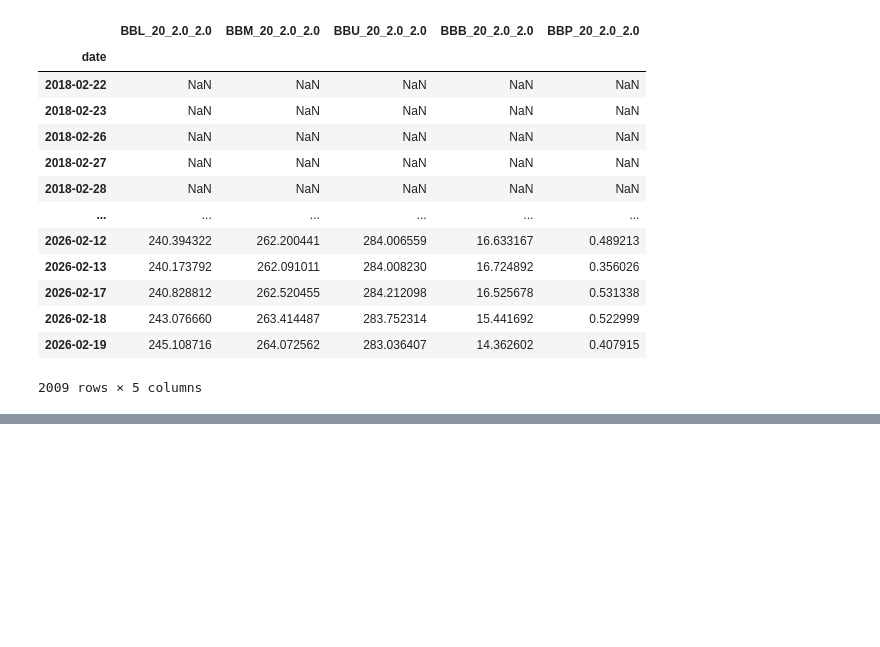
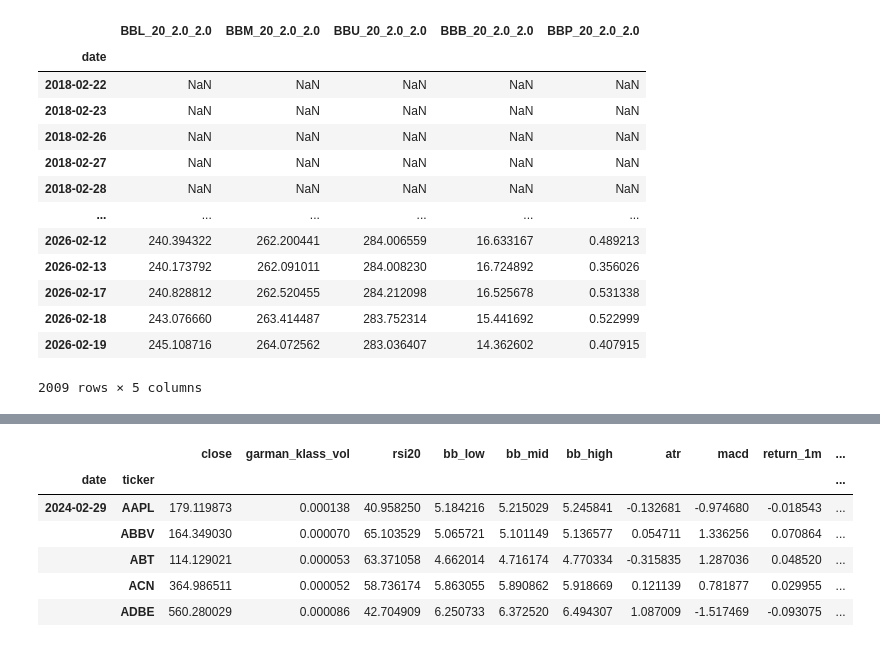
Before and after one commit to Siuuuuuu0/ML-DL, a Jupyter notebook: Sp500.ipynb, the cells around one changed output, grey strips where cells are left out. Saved outputs shown, nothing was run; the diff lists cells and outputs as text; code cells hidden in the pictures; blank space fills up the shorter version.

```diff
--- a/Sp500.ipynb
+++ b/Sp500.ipynb
@@ -178,0 +199,4 @@ df["dollar_volume"] = (df["close"]*df["volume"])/1e6
+# %%
+data["dollar_vol_rank"] = data.groupby("date")["dollar_volume"].rank(ascending=False)
+# %%
+data = data[data["dollar_vol_rank"]<150].drop(["dollar_volume", "dollar_vol_rank"], axis=1)
@@ -178,0 +231,25 @@ df["dollar_volume"] = (df["close"]*df["volume"])/1e6
+# %%
+def calc_returns(df):
+  lags = [1, 2, 3, 6, 9, 12]
+  outlier_cutoff = 0.005
+  for lag in lags:
+    df[f"return_{lag}m"] = (df["close"]
+                          .pct_change(lag)
+                          .pipe(lambda x: x.clip(lower=x.quantile(outlier_cutoff),
+                                                  upper=x.quantile(1-outlier_cutoff)))
+                          .add(1)
+                          .pow(1/lag)
+                          .sub(1))
+  return df
+
+data = data.groupby(level=1, group_keys=False).apply(calc_returns).dropna()
+# %%
+data.head()
+# %% [output]
+|  |  | close | garman_klass_vol | rsi20 | bb_low | bb_mid | bb_high | atr | macd | return_1m | ... |
+| date | ticker |  |  |  |  |  |  |  |  |  | ... |
+| 2024-02-29 | AAPL | 179.119873 | 0.000138 | 40.958250 | 5.184216 | 5.215029 | 5.245841 | -0.132681 | -0.974680 | -0.018543 | ... |
+|  | ABBV | 164.349030 | 0.000070 | 65.103529 | 5.065721 | 5.101149 | 5.136577 | 0.054711 | 1.336256 | 0.070864 | ... |
+|  | ABT | 114.129021 | 0.000053 | 63.371058 | 4.662014 | 4.716174 | 4.770334 | -0.315835 | 1.287036 | 0.048520 | ... |
+|  | ACN | 364.986511 | 0.000052 | 58.736174 | 5.863055 | 5.890862 | 5.918669 | 0.121139 | 0.781877 | 0.029955 | ... |
+|  | ADBE | 560.280029 | 0.000086 | 42.704909 | 6.250733 | 6.372520 | 6.494307 | 1.087009 | -1.517469 | -0.093075 | ... |
```
Also changed, not shown: parts of 14 cells of this notebook.
